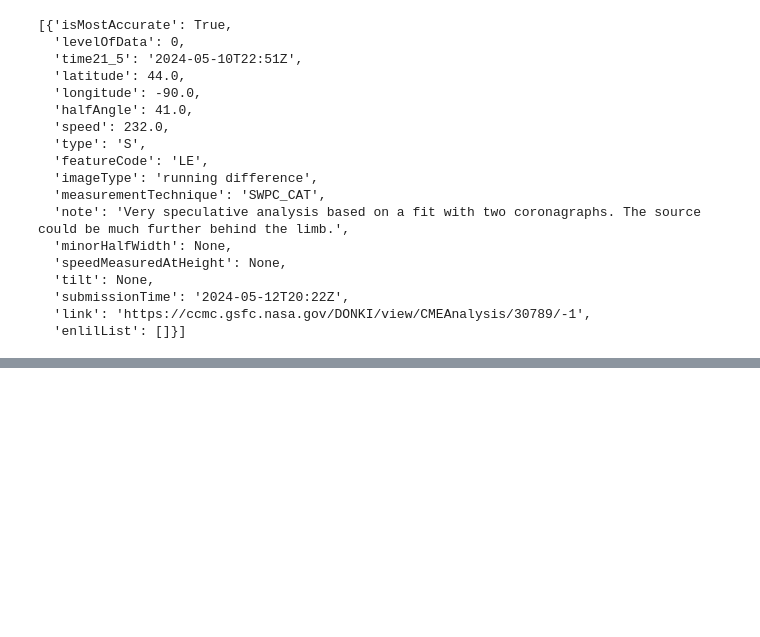
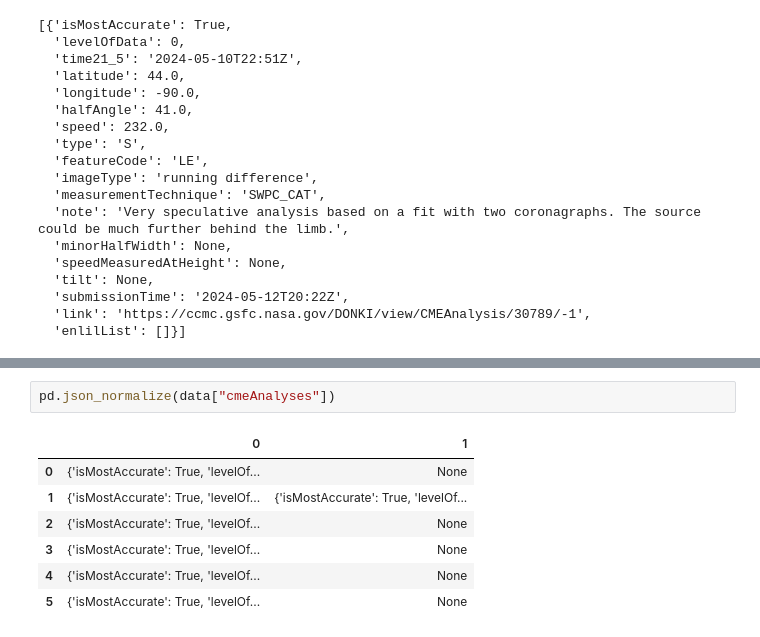
Before and after one commit to AGLRibeiro/Space_weather, a Jupyter notebook: notebooks/analysis_data.ipynb, the cells around one changed output, grey strips where cells are left out. Saved outputs shown, nothing was run; the diff lists cells and outputs as text; blank space fills up the shorter version.

```diff
--- a/notebooks/analysis_data.ipynb
+++ b/notebooks/analysis_data.ipynb
@@ -267,0 +286,10 @@ CME Keywords
+# %%
+pd.json_normalize(data["cmeAnalyses"])
+# %% [output]
+|  | 0 | 1 |
+| 0 | {'isMostAccurate': True, 'levelOf... | None |
+| 1 | {'isMostAccurate': True, 'levelOf... | {'isMostAccurate': True, 'levelOf... |
+| 2 | {'isMostAccurate': True, 'levelOf... | None |
+| 3 | {'isMostAccurate': True, 'levelOf... | None |
+| 4 | {'isMostAccurate': True, 'levelOf... | None |
+| 5 | {'isMostAccurate': True, 'levelOf... | None |
```
Also changed, not shown: parts of 9 cells of this notebook, 8 other files.
